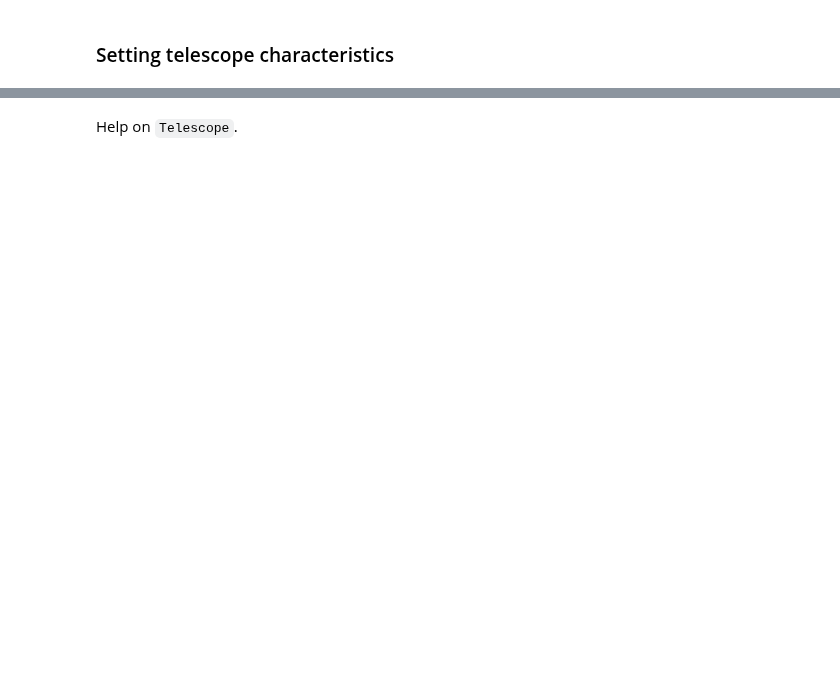
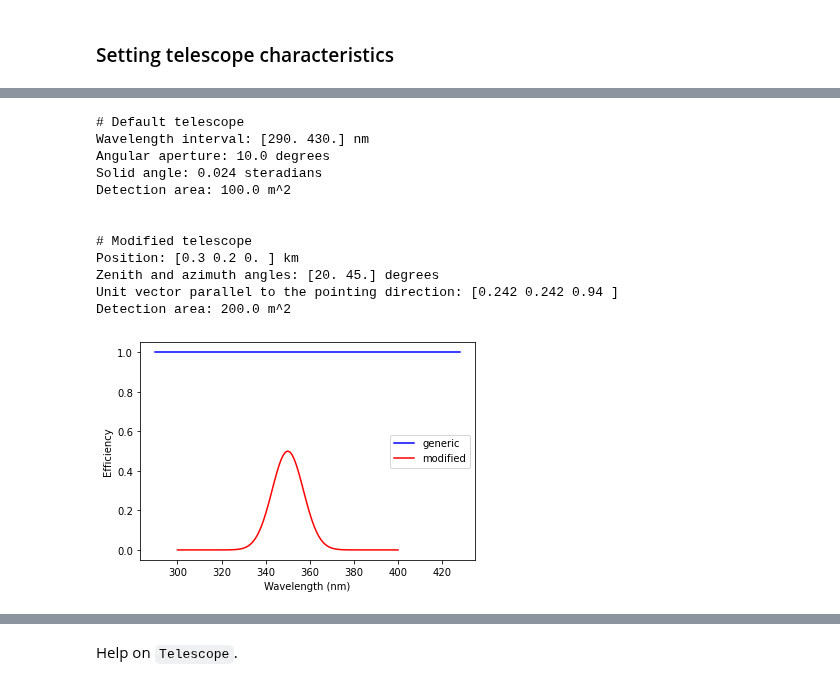
Before and after one commit to JaimeRosado/ShowerModel, a Jupyter notebook: notebooks/UC3_Signal_production_and_ground_distribution.ipynb, the cells around one changed output, grey strips where cells are left out. Cells and saved outputs as stored; diff of their text form; code cells hidden in the pictures; blank space fills up the shorter version.

```diff
--- a/notebooks/UC3_Signal_production_and_ground_distribution.ipynb
+++ b/notebooks/UC3_Signal_production_and_ground_distribution.ipynb
@@ -69,0 +27,40 @@ telescope4 = telescope2.copy(x=0.1, y=-0.2, theta=20., az=120., area=50., tel_ty
+# %%
+# Default telescope
+telescope1 = sm.Telescope()
+print("# Default telescope")
+print("Wavelength interval:", np.around([telescope1.wvl_ini, telescope1.wvl_fin], 3), "nm")
+print("Angular aperture:", telescope1.apert, "degrees")
+print("Solid angle:", np.around(telescope1.sol_angle, 3), "steradians")
+print("Detection area:", telescope1.area, "m^2")
+# 100% efficiency in the 290 - 430 nm range (blue line)
+plt.plot(telescope1.wvl, telescope1.eff, 'b', label=telescope1.tel_type);
+plt.xlabel("Wavelength (nm)");
+plt.ylabel("Efficiency");
+
+# Setting telescope position, pointing direction, detection area and detection efficiency
+wvl = np.arange(300., 401., 1.)  # Last value is 400 nm
+eff = 0.5* np.exp(- ((wvl - 350.) /10.)**2)  # Pass-band filter centered at 350.
+telescope2 = sm.Telescope(x=0.3, y=0.2, theta=20., az=45., area=200., wvl=wvl, eff=eff)
+print("\n")
+print("# Modified telescope")
+print("Position:", np.around([telescope2.x, telescope2.y, telescope2.z], 3), "km")
+print("Zenith and azimuth angles:", np.around([telescope2.theta, telescope2.az], 3), "degrees")
+print("Unit vector parallel to the pointing direction:", np.around([telescope2.ux, telescope2.uy, telescope2.uz], 3))
+print("Detection area:", telescope2.area, "m^2")
+# The modified detection efficiency is plotted in red
+plt.plot(telescope2.wvl, telescope2.eff, 'r', label='modified');
+plt.legend();
+# %% [output]
+# Default telescope
+Wavelength interval: [290. 430.] nm
+Angular aperture: 10.0 degrees
+Solid angle: 0.024 steradians
+Detection area: 100.0 m^2
+
+
+# Modified telescope
+Position: [0.3 0.2 0. ] km
+Zenith and azimuth angles: [20. 45.] degrees
+Unit vector parallel to the pointing direction: [0.242 0.242 0.94 ]
+Detection area: 200.0 m^2
+[figure, added]
```
Also changed, not shown: parts of 66 cells of this notebook, 30 other files.
